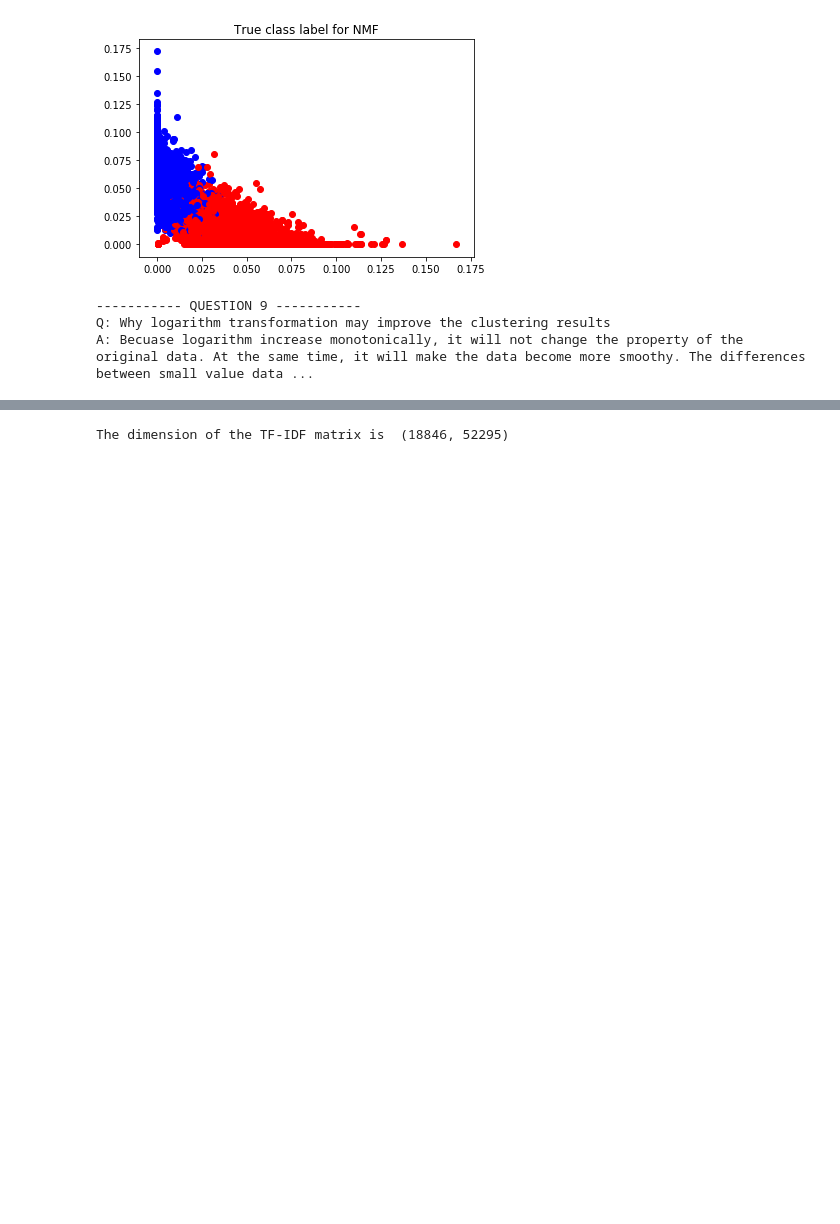
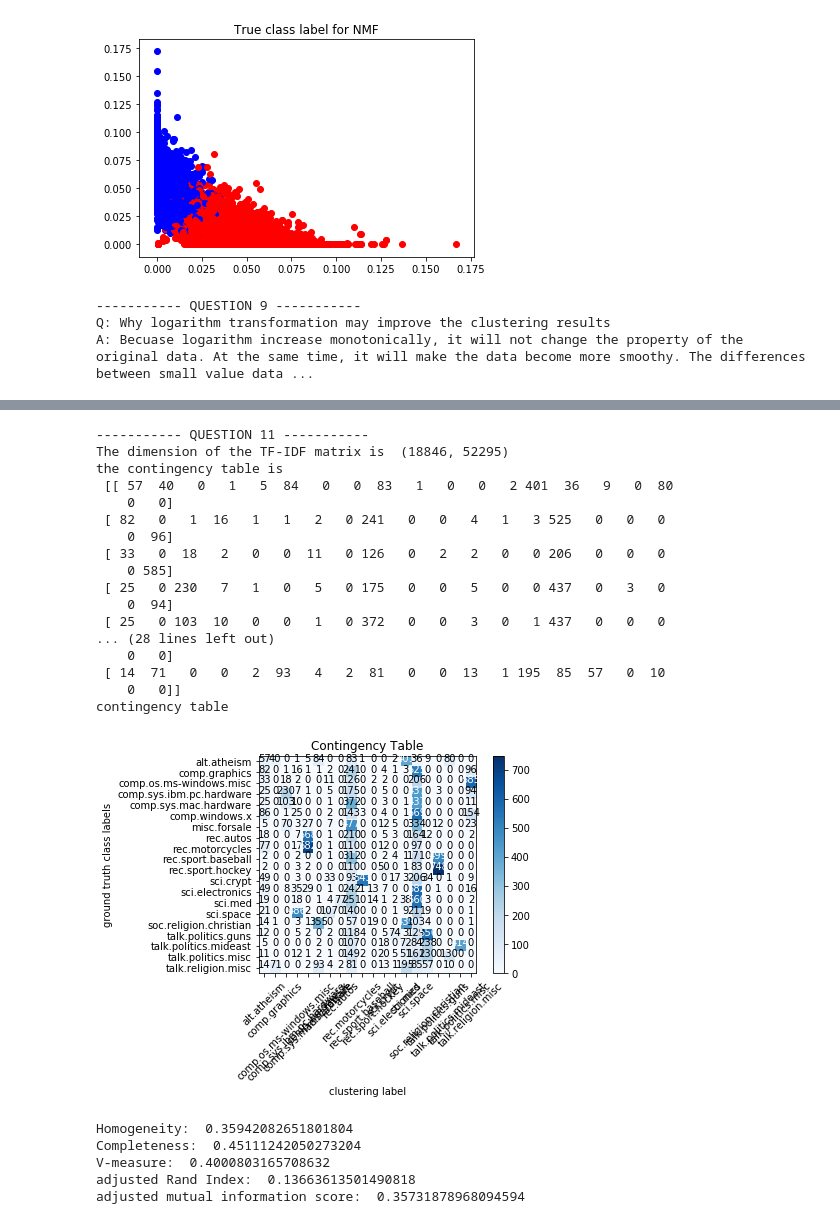
Before and after one commit to ztsorojev/K-means-Clustering, a Jupyter notebook: EE219_Project2.ipynb, the cells around one changed output, grey strips where cells are left out. Cells and saved outputs as stored; diff of their text form; code cells hidden in the pictures; blank space fills up the shorter version.

```diff
--- a/EE219_Project2.ipynb
+++ b/EE219_Project2.ipynb
@@ -480,60 +484,53 @@ stop_words = text.ENGLISH_STOP_WORDS
 vectorizer = text.CountVectorizer(min_df=3, stop_words=stop_words)
 
 # get the TF matrix
 X_counts = vectorizer.fit_transform(dataset.data)
 X_counts.toarray()
 
 # TF-IDF matrix
 X_tfidf = text.TfidfTransformer().fit_transform(X_counts)
 print ("The dimension of the TF-IDF matrix is ",X_tfidf.shape)
 
 ##################
 # K-means:
 
 # assign labels to data
 num_data = len(dataset.target)
 y = dataset.target
 
 # train a KMeans classifier
 kmeans_clf = KMeans(n_clusters=20, n_init=50, max_iter=1500, random_state=0)
 
 # use k-means to predict the label for each data
-y_pred = kmeans_clf.fit(X_tfidf)
-
-# report contingency table
-print("the contingency table is \n", metrics.cluster.contingency_matrix(y,y_pred))
-
-# plot the contingency table
-classes = ['alt.atheism',
- 'comp.graphics',
- 'comp.os.ms-windows.misc',
- 'comp.sys.ibm.pc.hardware',
- 'comp.sys.mac.hardware',
- 'comp.windows.x',
- 'misc.forsale',
- 'rec.autos',
- 'rec.motorcycles',
- 'rec.sport.baseball',
- 'rec.sport.hockey',
- 'sci.crypt',
- 'sci.electronics',
- 'sci.med',
- 'sci.space',
- 'soc.religion.christian',
- 'talk.politics.guns',
- 'talk.politics.mideast',
- 'talk.politics.misc',
- 'talk.religion.misc']
-
-plt.figure()
-plot_contingency_table(metrics.cluster.contingency_matrix(y,y_pred), classes, normalize=False)
-plt.show()
+y_pred = kmeans_clf.fit_predict(X_tfidf)
 
 # evaluate clustering scores
 print("Homogeneity: ",metrics.homogeneity_score(y,y_pred))
 print("Completeness: ",metrics.completeness_score(y,y_pred))
 print("V-measure: ",metrics.v_measure_score(y,y_pred))
 print("adjusted Rand Index: ",metrics.adjusted_rand_score(y,y_pred))
 print("adjusted mutual information score: ",metrics.adjusted_mutual_info_score(y,y_pred))
 # %% [output]
+----------- QUESTION 11 -----------
 The dimension of the TF-IDF matrix is  (18846, 52295)
+the contingency table is
+ [[ 57  40   0   1   5  84   0   0  83   1   0   0   2 401  36   9   0  80
+    0   0]
+ [ 82   0   1  16   1   1   2   0 241   0   0   4   1   3 525   0   0   0
+    0  96]
+ [ 33   0  18   2   0   0  11   0 126   0   2   2   0   0 206   0   0   0
+    0 585]
+ [ 25   0 230   7   1   0   5   0 175   0   0   5   0   0 437   0   3   0
+    0  94]
+ [ 25   0 103  10   0   0   1   0 372   0   0   3   0   1 437   0   0   0
+... (28 lines left out)
+    0   0]
+ [ 14  71   0   0   2  93   4   2  81   0   0  13   1 195  85  57   0  10
+    0   0]]
+contingency table
+[figure, added]
+Homogeneity:  0.35942082651801804
+Completeness:  0.45111242050273204
+V-measure:  0.4000803165708632
+adjusted Rand Index:  0.13663613501490818
+adjusted mutual information score:  0.35731878968094594
```
Also changed, not shown: parts of 8 cells of this notebook.
